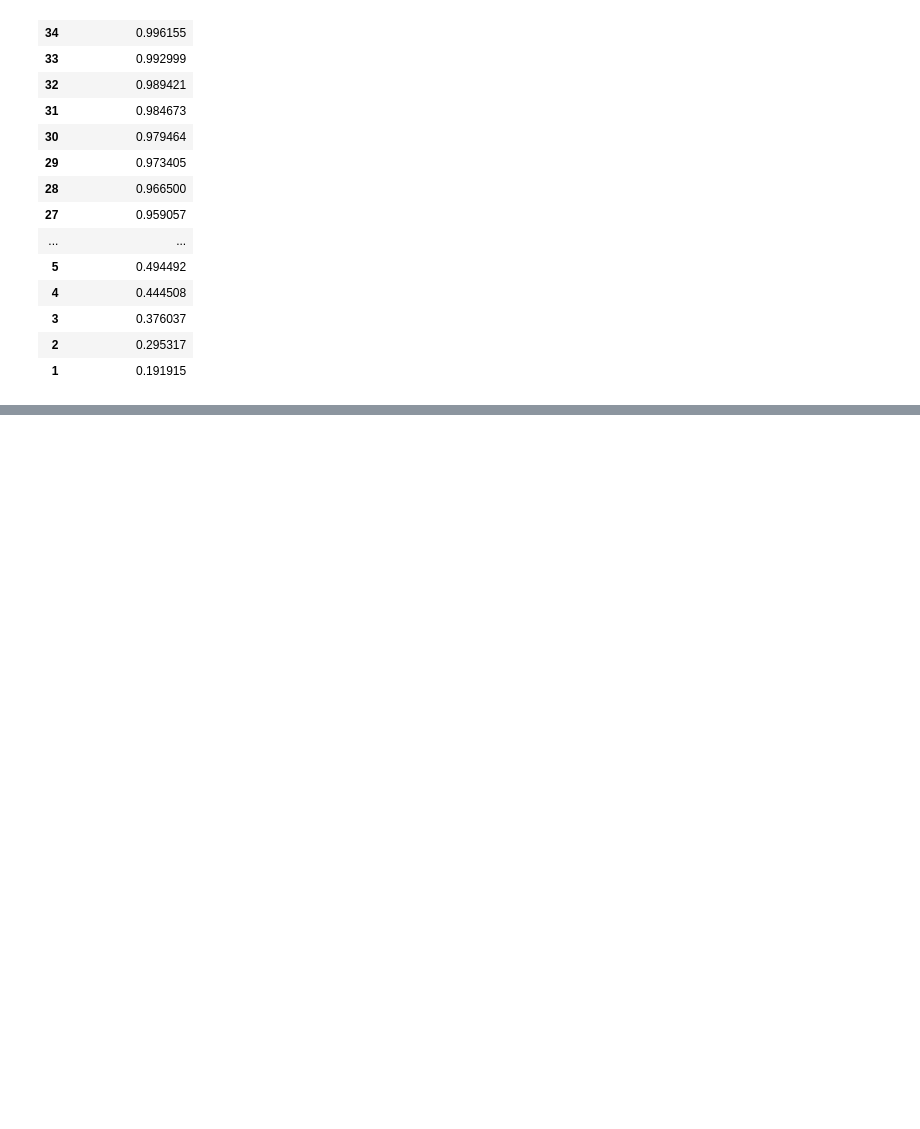
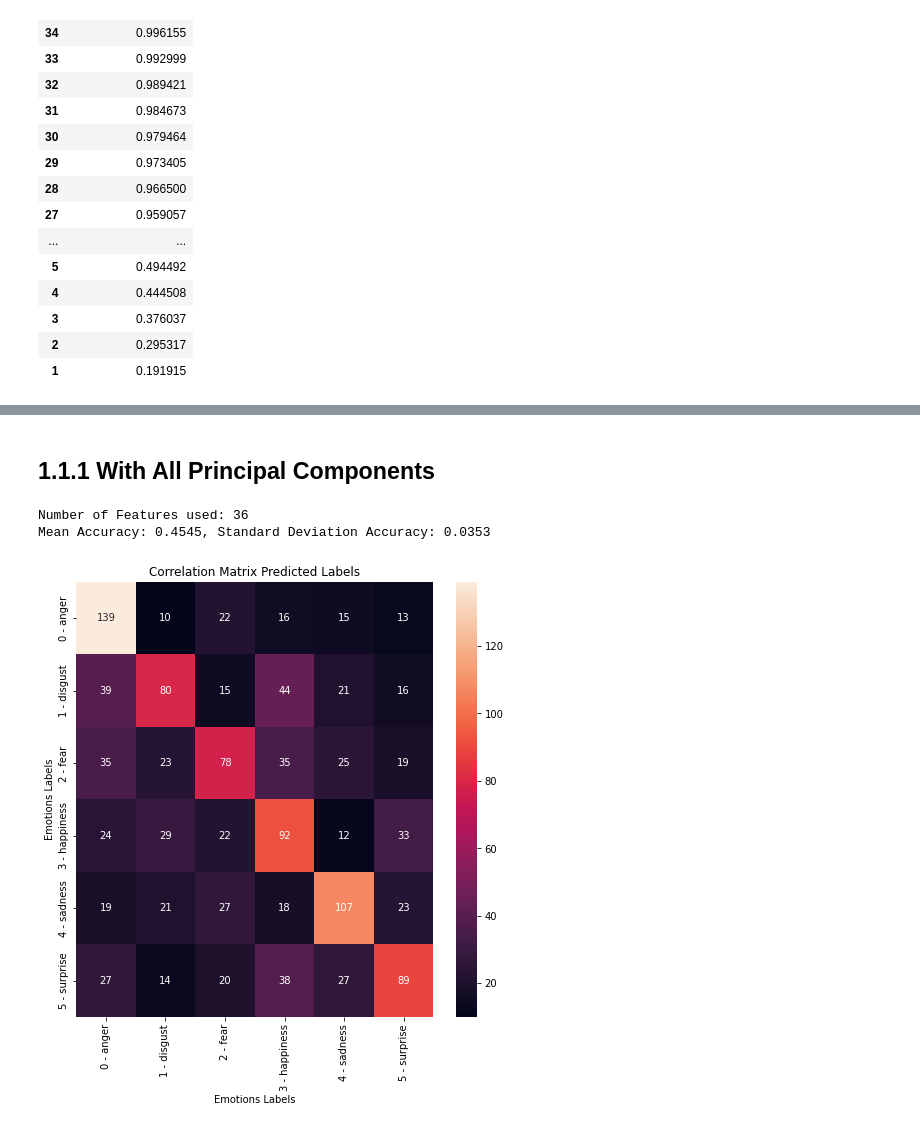
Before and after one commit to MarioCSilva/Speech_Emotion_Recognition_Thesis, a Jupyter notebook: data/3_feature_selection.ipynb, the cells around one changed output, grey strips where cells are left out. Drawn from its saved outputs; the diff is of its cells as text; code cells hidden in the pictures; blank space fills up the shorter version.

```diff
--- a/data/3_feature_selection.ipynb
+++ b/data/3_feature_selection.ipynb
@@ -378,9 +357,13 @@ explained_variance = pca.explained_variance_ratio_
 # %%
+pca = PCA(random_state=1)
+data_scaled = StandardScaler().fit_transform(data)
+data_pca = pca.fit_transform(data_scaled)
+explained_variance = pca.explained_variance_ratio_
 list(explained_variance).sort(reverse=True)
-num_comp_var = {}
+comp_var = {}
 for i in range(len(explained_variance), 0, -1):
-    num_comp_var[i] = np.sum(explained_variance[:i])
-pd.DataFrame().from_dict(num_comp_var, orient='index', columns=["Total Variance Ratio"])
+    comp_var[i] = np.sum(explained_variance[:i])
+pd.DataFrame().from_dict(comp_var, orient='index', columns=["Total Variance Ratio"])
 # %% [output]
 |  | Total Variance Ratio |
 | 36 | 1.000000 |
@@ -401,0 +467,8 @@ pd.DataFrame().from_dict(num_comp_var, orient='index', columns=["Total Variance
+# %% [markdown]
+## 1.1.1 With All Principal Components
+# %%
+plot_cm_predictions(RandomForest(random_state=1, max_features=None), data_pca, labels)
+# %% [output]
+Number of Features used: 36
+Mean Accuracy: 0.4545, Standard Deviation Accuracy: 0.0353
+[figure, added]
```
Also changed, not shown: parts of 28 cells of this notebook.
